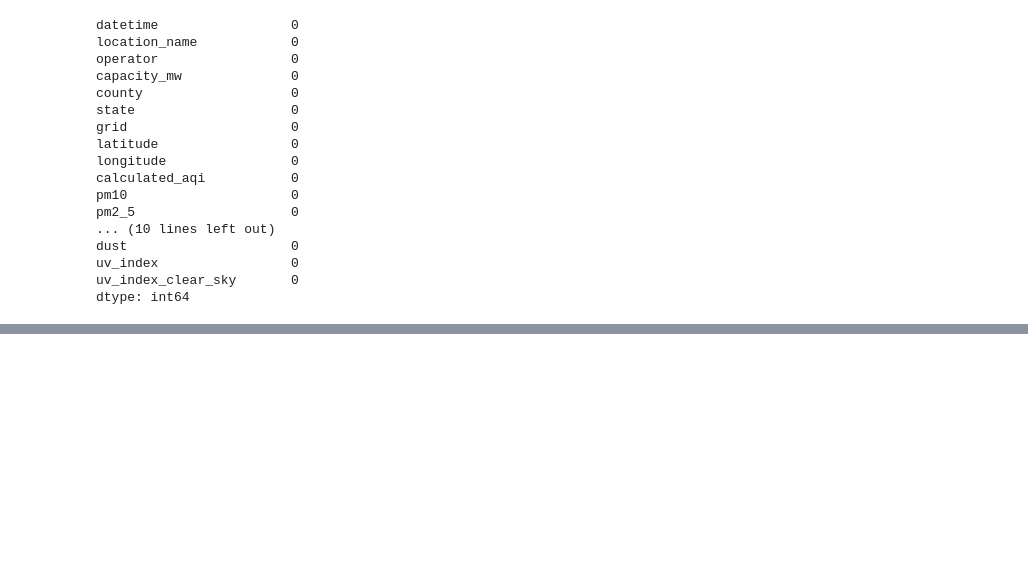
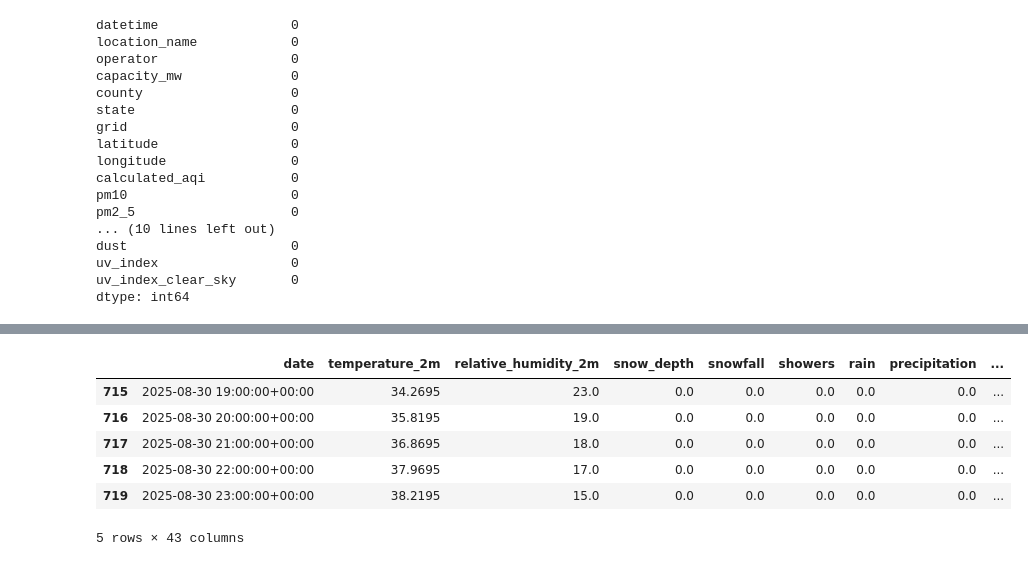
Before and after one commit to haran2001/AQI, a Jupyter notebook: battery_arbitrage/data_analysis.ipynb, the cells around one changed output, grey strips where cells are left out. Drawn from its saved outputs; the diff is of its cells as text; code cells hidden in the pictures; blank space fills up the shorter version.

```diff
--- a/battery_arbitrage/data_analysis.ipynb
+++ b/battery_arbitrage/data_analysis.ipynb
@@ -178,0 +220,10 @@ df1 = pd.read_csv('data/2025-08-01_2025-09-01_open_metero_weather_data.csv')
+# %%
+df1.tail()
+# %% [output]
+|  | date | temperature_2m | relative_humidity_2m | snow_depth | snowfall | showers | rain | precipitation | ... |
+| 715 | 2025-08-30 19:00:00+00:00 | 34.2695 | 23.0 | 0.0 | 0.0 | 0.0 | 0.0 | 0.0 | ... |
+| 716 | 2025-08-30 20:00:00+00:00 | 35.8195 | 19.0 | 0.0 | 0.0 | 0.0 | 0.0 | 0.0 | ... |
+| 717 | 2025-08-30 21:00:00+00:00 | 36.8695 | 18.0 | 0.0 | 0.0 | 0.0 | 0.0 | 0.0 | ... |
+| 718 | 2025-08-30 22:00:00+00:00 | 37.9695 | 17.0 | 0.0 | 0.0 | 0.0 | 0.0 | 0.0 | ... |
+| 719 | 2025-08-30 23:00:00+00:00 | 38.2195 | 15.0 | 0.0 | 0.0 | 0.0 | 0.0 | 0.0 | ... |
+5 rows × 43 columns
```
Also changed, not shown: parts of 9 cells of this notebook, 15 other files.
